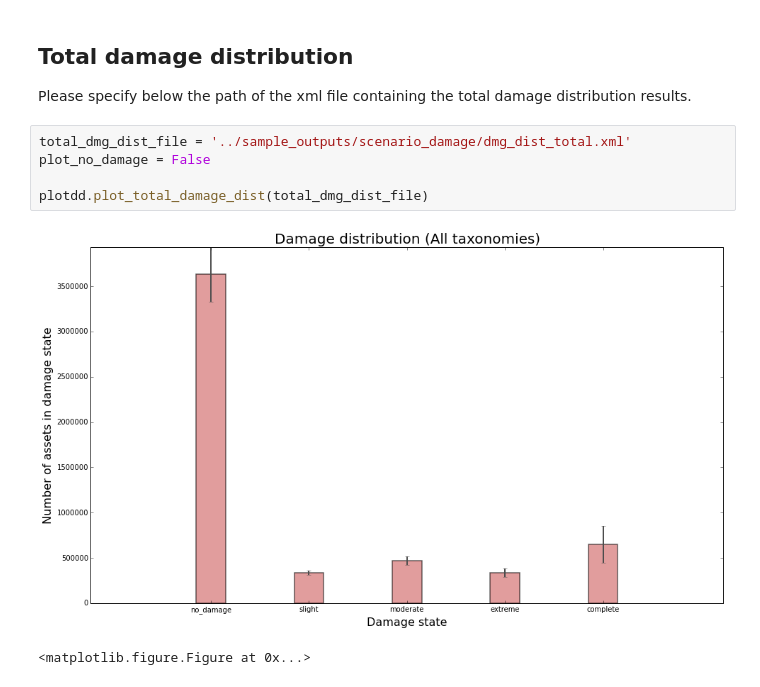
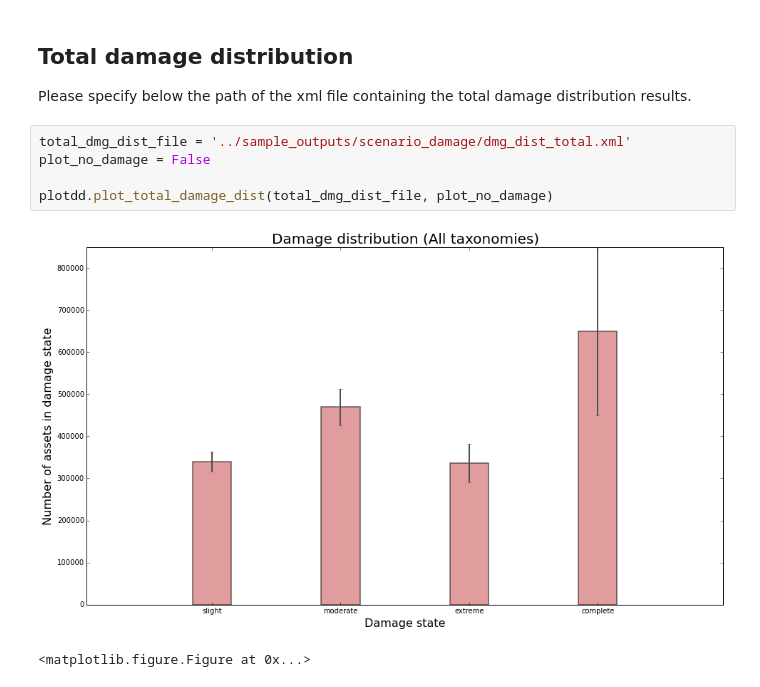
Before and after one commit to GEMScienceTools/rmtk, a Jupyter notebook: rmtk/plotting/damage_dist/plot_damage_dist.ipynb, the cells around one changed output. Drawn from its saved outputs; the diff is of its cells as text.

Commit message:
Add plot_no_damage option to damage_dist notebook

```diff
--- a/rmtk/plotting/damage_dist/plot_damage_dist.ipynb
+++ b/rmtk/plotting/damage_dist/plot_damage_dist.ipynb
@@ -31,8 +31,8 @@ Please specify below the path of the xml file containing the total damage distri
 # %%
 total_dmg_dist_file = '../sample_outputs/scenario_damage/dmg_dist_total.xml'
 plot_no_damage = False
 
-plotdd.plot_total_damage_dist(total_dmg_dist_file)
+plotdd.plot_total_damage_dist(total_dmg_dist_file, plot_no_damage)
 # %% [output]
-[figure, old version]
+[figure, new version]
 <matplotlib.figure.Figure at 0x...>
```
Also changed, not shown: parts of 1 cell of this notebook, 1 other file.
